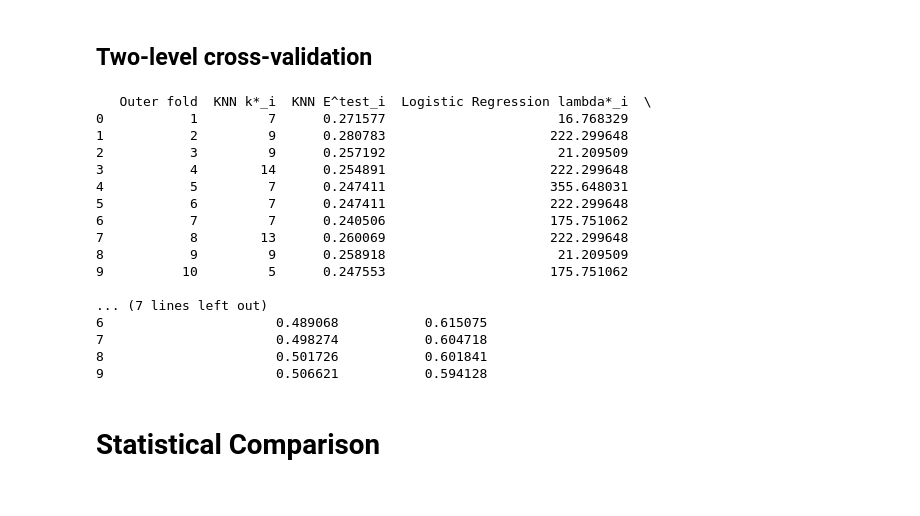
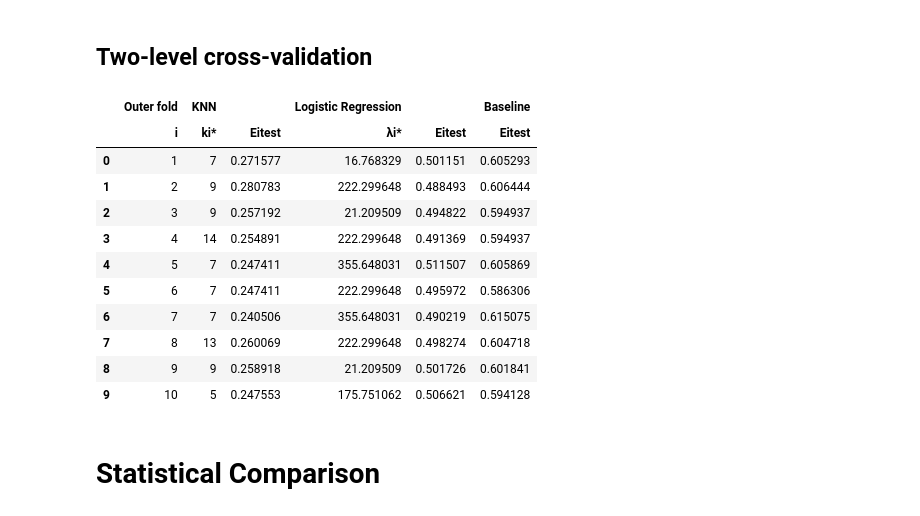
Before and after one commit to NicoloResmini/dtu-02450-projects, a Jupyter notebook: project_2/classification_nicolo.ipynb, the cells around one changed output. Cells and saved outputs as stored; diff of their text form; code cells hidden in the pictures.

Commit message:
improve visualization of 2-cv results table

```diff
--- a/project_2/classification_nicolo.ipynb
+++ b/project_2/classification_nicolo.ipynb
@@ -357,61 +356,63 @@ for train_index, test_index in kf1.split(X):
     best_model.fit(X_train, y_train)
     # Valuta l'errore di test del miglior modello
     y_test_pred = best_model.predict(X_test)
     test_error = np.sum(y_test_pred != y_test) / len(y_test)
     # Memorizza il parametro di controllo ottimale e l'errore di generalizzazione
     optimal_params_logistic.append(best_lambda)
     gen_errors_logistic.append(test_error)
 
     # b) KNN (same procedure as above)
 
     val_errors_knn = np.array(val_errors_knn)
     mean_val_errors_knn = val_errors_knn.mean(axis=0)
     best_K_index = np.argmin(mean_val_errors_knn)
     best_K = K_values[best_K_index]
     best_model = KNeighborsClassifier(n_neighbors=best_K, p=2, metric='minkowski')
     best_model.fit(X_train, y_train)
     y_test_pred = best_model.predict(X_test)
     test_error = np.sum(y_test_pred != y_test) / len(y_test)
     optimal_params_knn.append(best_K)
     gen_errors_knn.append(test_error)
 
     # c) Baseline method (same procedure as above)
 
     y_test_pred = baseline_method(y_train, y_test)
     test_error = np.sum(y_test_pred != y_test) / len(y_test)
     gen_errors_baseline.append(test_error)
 
+# Visualizza i risultati
 
-# Crea un DataFrame per la tabella
-df = pd.DataFrame({
-    'Outer fold': list(range(1, K1 + 1)),
-    'KNN k*_i': optimal_params_knn,
-    'KNN E^test_i': gen_errors_knn,
-    'Logistic Regression lambda*_i': optimal_params_logistic,
-    'Logistic Regression E^test_i': gen_errors_logistic,
-    'Baseline E^test_i': gen_errors_baseline
-})
+# Crea un MultiIndex per le colonne
+columns = pd.MultiIndex.from_tuples([
+    ('Outer fold', 'i'),
+    ('KNN', 'k<sub>i</sub><sup>*</sup>'),
+    ('KNN', 'E<sub>i</sub><sup>test</sup>'),
+    ('Logistic Regression', '&lambda;<sub>i</sub><sup>*</sup>'),
+    ('Logistic Regression', 'E<sub>i</sub><sup>test</sup>'),
+    ('Baseline', 'E<sub>i</sub><sup>test</sup>')
+])
 
-# Stampa la tabella
-print(df)
+# Crea un DataFrame con i risultati
+df = pd.DataFrame(list(zip(range(1, K1 + 1), optimal_params_knn, gen_errors_knn, optimal_params_logistic, gen_errors_logistic, gen_errors_baseline)), columns=columns)
+
+# Allinea i valori al centro delle celle
+df_styled = df.style.set_properties(**{'text-align': 'center'})
+
+# Visualizza il DataFrame come HTML
+display(HTML(df_styled.to_html(escape=False)))
 # %% [output]
-   Outer fold  KNN k*_i  KNN E^test_i  Logistic Regression lambda*_i  \
-0           1         7      0.271577                      16.768329
-1           2         9      0.280783                     222.299648
-2           3         9      0.257192                      21.209509
-3           4        14      0.254891                     222.299648
-4           5         7      0.247411                     355.648031
-5           6         7      0.247411                     222.299648
-6           7         7      0.240506                     175.751062
-7           8        13      0.260069                     222.299648
-8           9         9      0.258918                      21.209509
-9          10         5      0.247553                     175.751062
-
-... (7 lines left out)
-6                      0.489068           0.615075
-7                      0.498274           0.604718
-8                      0.501726           0.601841
-9                      0.506621           0.594128
+|  | Outer fold | KNN |  | Logistic Regression |  | Baseline |
+|  | i | ki* | Eitest | λi* | Eitest | Eitest |
+| 0 | 1 | 7 | 0.271577 | 16.768329 | 0.501151 | 0.605293 |
+| 1 | 2 | 9 | 0.280783 | 222.299648 | 0.488493 | 0.606444 |
+| 2 | 3 | 9 | 0.257192 | 21.209509 | 0.494822 | 0.594937 |
+| 3 | 4 | 14 | 0.254891 | 222.299648 | 0.491369 | 0.594937 |
+| 4 | 5 | 7 | 0.247411 | 355.648031 | 0.511507 | 0.605869 |
+| 5 | 6 | 7 | 0.247411 | 222.299648 | 0.495972 | 0.586306 |
+| 6 | 7 | 7 | 0.240506 | 355.648031 | 0.490219 | 0.615075 |
+| 7 | 8 | 13 | 0.260069 | 222.299648 | 0.498274 | 0.604718 |
+| 8 | 9 | 9 | 0.258918 | 21.209509 | 0.501726 | 0.601841 |
+| 9 | 10 | 5 | 0.247553 | 175.751062 | 0.506621 | 0.594128 |
 # %% [markdown]
 # Statistical Comparison
 # %%
```
Also changed, not shown: parts of 9 cells of this notebook.
